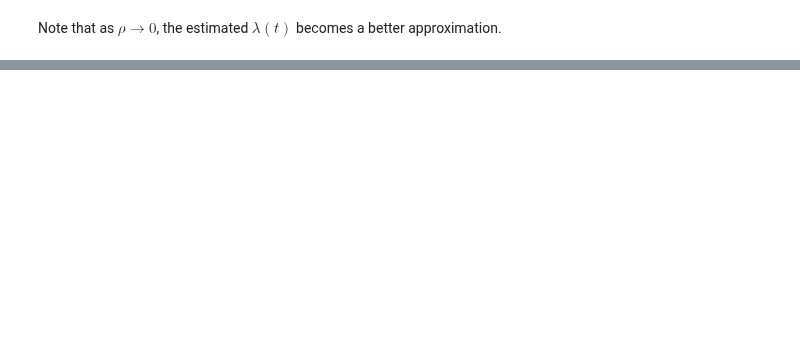
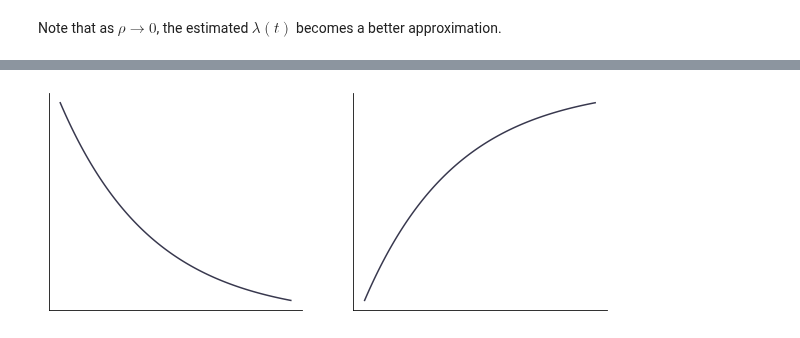
Before and after one commit to jbwebb8/foraging-analysis, a Jupyter notebook: notebooks/foraging_theory.ipynb, the cells around one changed output, grey strips where cells are left out. Cells and saved outputs as stored; diff of their text form; code cells hidden in the pictures; blank space fills up the shorter version.

```diff
--- a/notebooks/foraging_theory.ipynb
+++ b/notebooks/foraging_theory.ipynb
@@ -127,0 +326,39 @@ Note that as $\rho \rightarrow 0$, the estimated $\lambda(t)$ becomes a better a
+# %%
+# Settings
+lam_0 = 1.0 # initial drip parameter
+tau = 12.0 # rate of decay of lambda
+r_drip = 2.0
+
+# Poisson parameter functions for drip process
+lam = lambda t: lam_0*np.exp(-t/tau) # lambda(t)
+Lam = lambda t, s: lam_0*tau*(np.exp(-t/tau) - np.exp(-(t+s)/tau)) # integral
+
+# Create model
+model = ephys.Poisson(lam=lam, Lam=Lam, homogeneous=False)
+# %%
+fig, ax = plt.subplots(1, 2, figsize=(10, 4))
+cmap = plt.get_cmap('bone')
+
+# Plot deterministic rewards
+tt = np.linspace(0.0, 30.0, num=100)
+ax[0].plot(tt,
+           r_drip*lam_0*np.exp(-tt/tau),
+           color=cmap(0.25),
+           linestyle='-',
+           label='deterministic')
+ax[1].plot(tt,
+           r_drip*lam_0*tau*(1.0 - np.exp(-tt/tau)),
+           color=cmap(0.25),
+           linestyle='-',
+           label='deterministic')
+
+# Clean up plots
+for ax_ in ax:
+    ax_.set_xticks([])
+    ax_.set_yticks([])
+    ax_.spines['right'].set_visible(False)
+    ax_.spines['top'].set_visible(False)
+
+plt.savefig('/home/james/Desktop/patch_deterministic.pdf')
+# %% [output]
+[figure, added]
```
Also changed, not shown: parts of 29 cells of this notebook.
